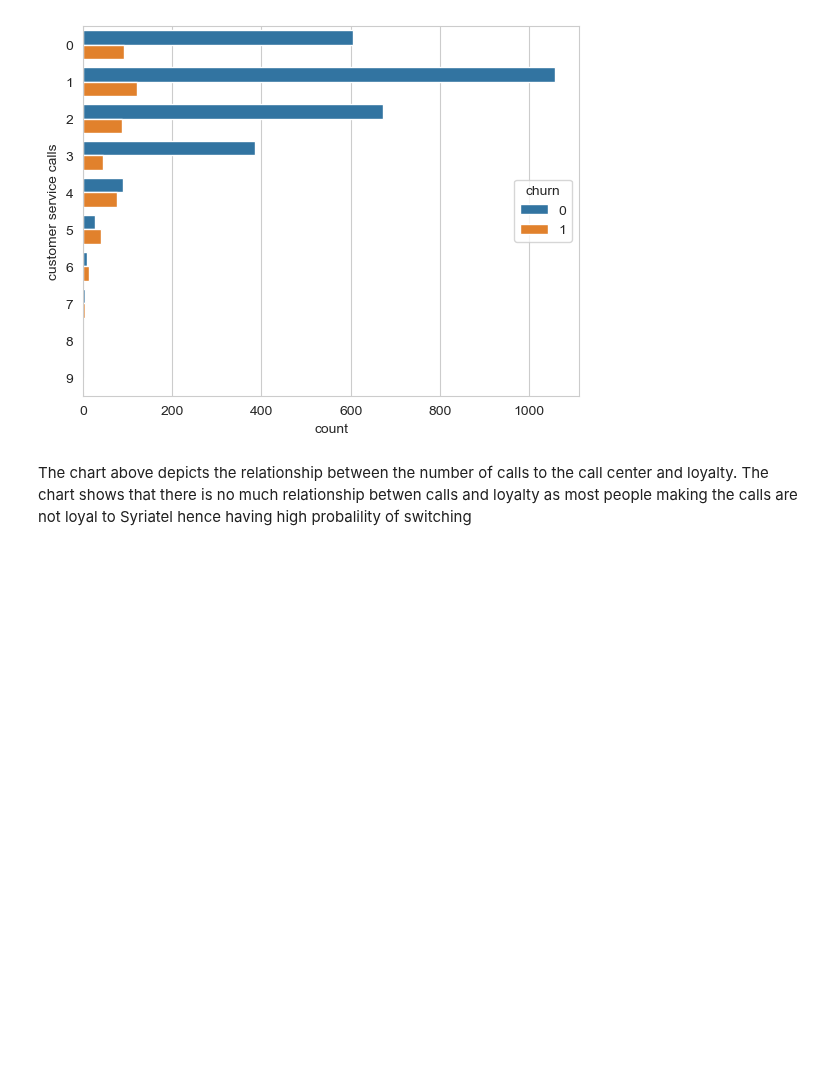
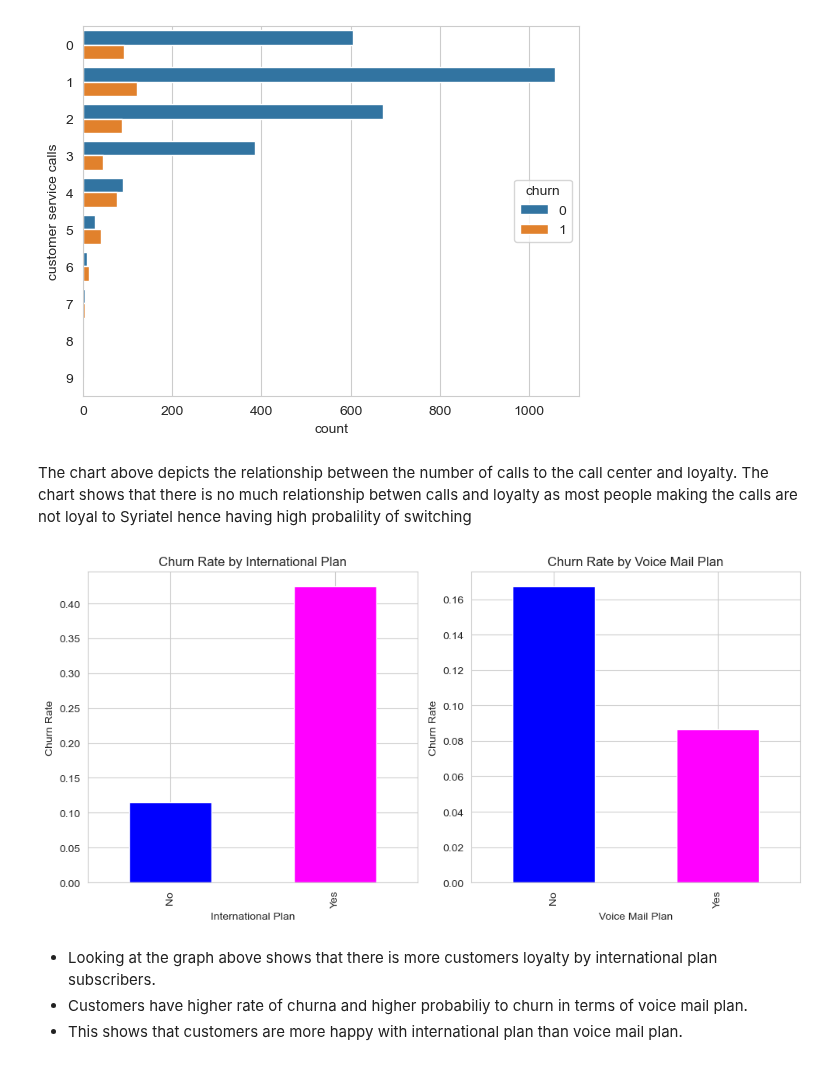
Before and after one commit to nelkemboi/dsc-phase-3-project-v2-3, a Jupyter notebook: customerchurn.ipynb, the cells around one changed output. Drawn from its saved outputs; the diff is of its cells as text; code cells hidden in the pictures; blank space fills up the shorter version.

```diff
--- a/customerchurn.ipynb
+++ b/customerchurn.ipynb
@@ -248,3 +248,34 @@ sns.countplot(y='customer service calls', hue='churn', data=seriatel_df) #using
 [figure]
 # %% [markdown]
 The chart above depicts the relationship between the number of calls to the call center and loyalty. The chart shows that there is no much relationship betwen calls and loyalty as most people making the calls are not loyal to Syriatel hence having high probalility of switching
+# %%
+
+# Map the values in 'voice mail plan' column to labels
+seriatel_df['voice mail plan'] = seriatel_df['voice mail plan'].map({0: 'No', 1: 'Yes'})
+
+# Create a figure with one row and two columns
+fig, axes = plt.subplots(1, 2, figsize=(10, 5))
+
+# Plot the first subplot: International Plan
+seriatel_df.groupby('international plan')['churn'].mean().plot(kind='bar', ax=axes[0], color=['blue', 'magenta'])
+axes[0].set_xlabel('International Plan')
+axes[0].set_ylabel('Churn Rate')
+axes[0].set_title('Churn Rate by International Plan')
+
+# Plot the second subplot: Voice Mail Plan
+seriatel_df.groupby('voice mail plan')['churn'].mean().plot(kind='bar', ax=axes[1], color=['blue', 'magenta'])
+axes[1].set_xlabel('Voice Mail Plan')
+axes[1].set_ylabel('Churn Rate')
+axes[1].set_title('Churn Rate by Voice Mail Plan')
+
+# Adjust the spacing between subplots
+plt.tight_layout()
+
+# Display the plot
+plt.show()
+# %% [output]
+[figure, added]
+# %% [markdown]
+* Looking at the graph above shows that there is more customers loyalty by international plan subscribers.
+* Customers have higher rate of churna and higher probabiliy to churn in terms of voice mail plan.
+* This shows that customers are more happy with international plan than voice mail plan.
```
